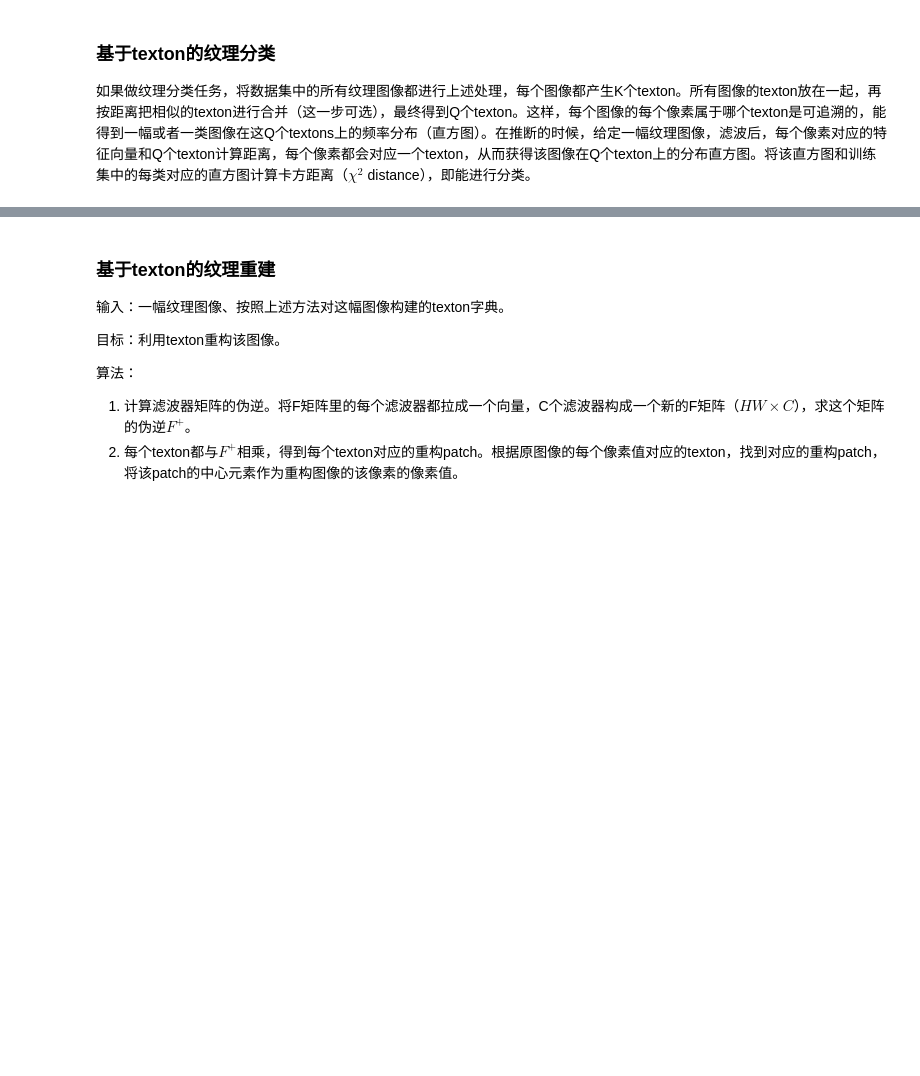
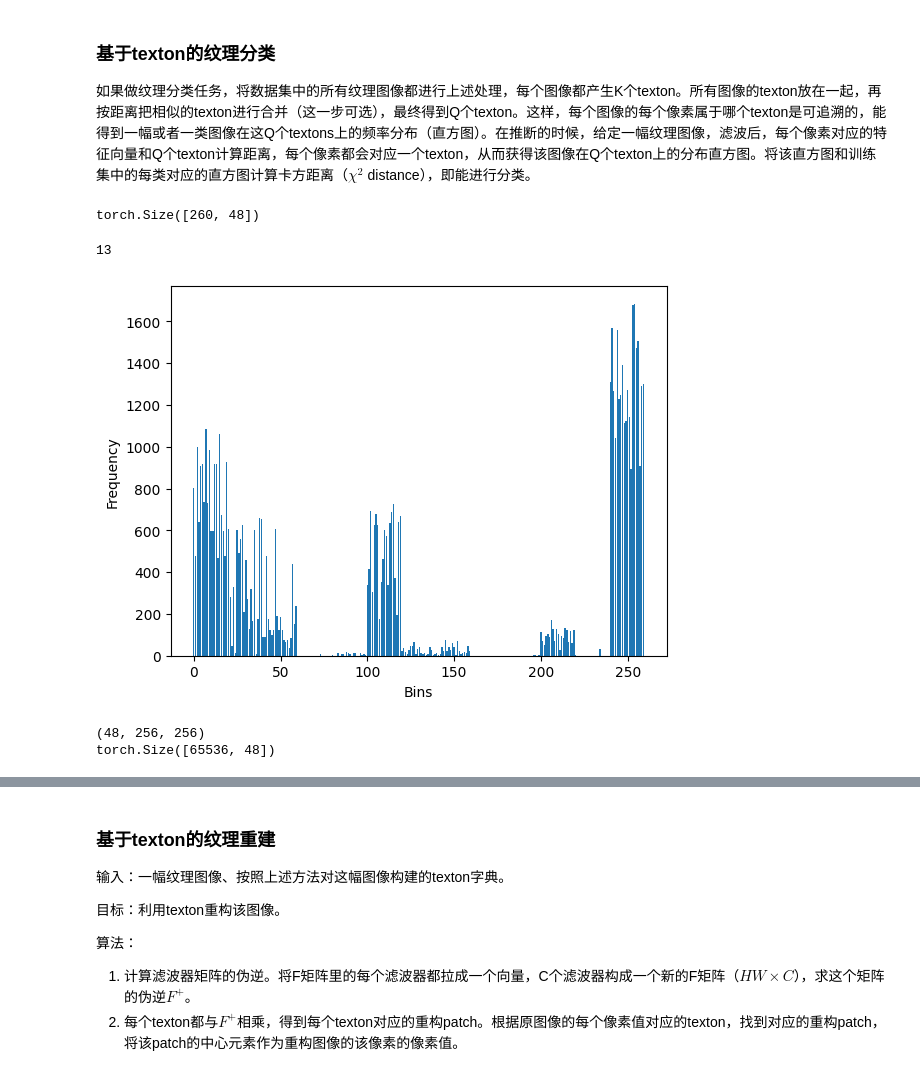
Before and after one commit to DIY-Z/TextonTask, a Jupyter notebook: TextonsTask.ipynb, the cells around one changed output, grey strips where cells are left out. Cells and saved outputs as stored; diff of their text form; code cells hidden in the pictures; blank space fills up the shorter version.

```diff
--- a/TextonsTask.ipynb
+++ b/TextonsTask.ipynb
@@ -180,0 +196,12 @@ tensor([ 4,  4,  4,  3,  4,  4, 12,  4,  4,  3,  5,  1])
+# %%
+hw = []
+for i in range(H):
+    for j in range(W):
+        hw.append(feats[:, i, j])
+hw = torch.tensor(np.array(hw))
+print(hw.shape)
+
+device = torch.device('cpu')
+cluster_ids_hw, cluster_centers = kmeans(X=hw, num_clusters=20, distance='euclidean', device=device, tqdm_flag=False)
+print(cluster_ids_hw.shape, cluster_centers.shape)
+# print(cluster_centers)
@@ -186,0 +236,49 @@ tensor([ 4,  4,  4,  3,  4,  4, 12,  4,  4,  3,  5,  1])
+# %%
+textons = texton_databases.view(-1, texton_databases.shape[2]) #把第一维和第二维合并,torch.Size([260, 48])
+print(textons.shape)
+# %% [output]
+torch.Size([260, 48])
+# %%
+## 获得训练集中每个类别的图像在texton_databases上的分布直方图
+trainset_hist = []
+for img in train_dataset:
+    H, W = img.shape
+    feats = filter_bank(img, F)
+    hw = []
+    for i in range(H):
+        for j in range(W):
+            hw.append(feats[:, i, j])
+    hw = torch.tensor(np.array(hw))
+    label_t = []
+    for pixel in hw:
+        tmp = torch.sum((pixel - textons) ** 2, dim=1)
+        label_t.append(torch.argmin(tmp))
+    label_t = torch.FloatTensor(label_t)
+    hist = torch.histc(label_t, bins=textons.shape[0])
+    trainset_hist.append(hist)
+# %%
+print(len(trainset_hist))
+#可视化训练集中其中一张图像在texton_databases上的直方图分布
+plt.bar(range(textons.shape[0]), trainset_hist[12], align='center')
+plt.xlabel('Bins')
+plt.ylabel('Frequency')
+plt.show()
+# %% [output]
+13
+[figure, added]
+# %%
+## inference
+example = transform(cv2.imread('./textures_2014/1.4.01.tiff', -1))[0] #取一张图像
+
+example_feats = filter_bank(example, F)
+print(example_feats.shape)
+H, W = example.shape
+example_hw = []
+for i in range(H):
+    for j in range(W):
+        example_hw.append(example_feats[:, i, j])
+example_hw = torch.tensor(np.array(example_hw))
+print(example_hw.shape)
+# %% [output]
+(48, 256, 256)
+torch.Size([65536, 48])
```
Also changed, not shown: parts of 9 cells of this notebook, 5 other files.
